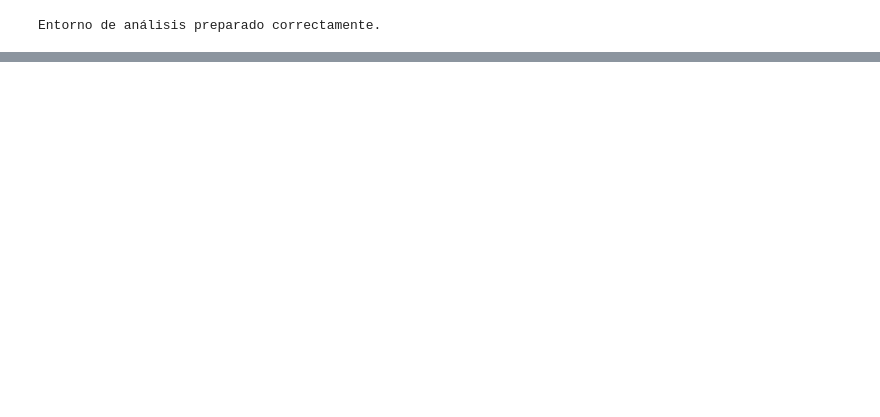
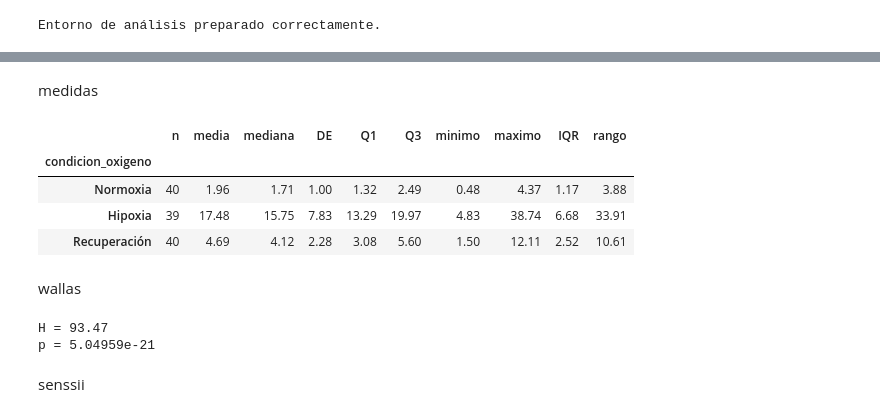
Before and after one commit to Antonyus1204/Proyecto_grupal_BIO218, a Jupyter notebook: Proyecto_grupal_BIO218.ipynb, the cells around one changed output, grey strips where cells are left out. Drawn from its saved outputs; the diff is of its cells as text; code cells hidden in the pictures; blank space fills up the shorter version.

```diff
--- a/Proyecto_grupal_BIO218.ipynb
+++ b/Proyecto_grupal_BIO218.ipynb
@@ -244,0 +287,21 @@ y regresión lineal simple, sin transformación logarítmica
+# %%
+# -------------------------------------------------------------
+# CELDA 9. ATÍPICOS POR GRUPO MEDIANTE IQR
+# -------------------------------------------------------------
+# Definimos una función reutilizable para detectar atípicos con la regla del IQR.
+# Visto en Taller EDA Semana 3 (CELDA 13) y Repaso Parcial 1 (CELDA 10).
+def detectar_outliers_iqr(serie):
+    q1 = serie.quantile(0.25)
+    q3 = serie.quantile(0.75)
+    iqr = q3 - q1
+    limite_inferior = q1 - 1.5 * iqr
+    limite_superior = q3 + 1.5 * iqr
+    mascara = (serie < limite_inferior) | (serie > limite_superior)
+    return mascara, q1, q3, iqr, limite_inferior, limite_superior
+
+# Aplicamos la función a cada condición de oxígeno, igual que lo hace el boxplot.
+for grupo in df_limpio["condicion_oxigeno"].unique():
+    x = df_limpio.loc[df_limpio["condicion_oxigeno"] == grupo, "expresion_relativa"]
+    mascara, q1, q3, iqr, li, ls = detectar_outliers_iqr(x)
+    print(f"{grupo}: Q1={q1:.2f}, Q3={q3:.2f}, límites=({li:.2f}, {ls:.2f}), atípicos={mascara.sum()}")
+    display(df_limpio.loc[x[mascara].index, ["id_muestra", "expresion_relativa"]])
@@ -244,0 +412,50 @@ y regresión lineal simple, sin transformación logarítmica
+# %% [markdown]
+medidas
+# %%
+# -------------------------------------------------------------
+# CELDA 13. MEDIDAS DESCRIPTIVAS POR GRUPO
+# -------------------------------------------------------------
+# Fijamos el orden de los grupos para presentar siempre Normoxia (control) primero.
+orden = ["Normoxia", "Hipoxia", "Recuperación"]
+
+# Calculamos las medidas descriptivas por grupo (adaptado de Repaso Parcial 1, CELDA 11, usando groupby).
+resumen = df_limpio.groupby("condicion_oxigeno")["expresion_relativa"].agg(
+    n="count", media="mean", mediana="median", DE="std",
+    Q1=lambda s: s.quantile(0.25), Q3=lambda s: s.quantile(0.75),
+    minimo="min", maximo="max"
+).reindex(orden)
+
+# Calculamos el IQR y el rango a partir de las columnas anteriores.
+resumen["IQR"] = resumen["Q3"] - resumen["Q1"]
+resumen["rango"] = resumen["maximo"] - resumen["minimo"]
+
+# Mostramos la tabla con 2 decimales.
+display(resumen.round(2))
+# %% [output]
+|  | n | media | mediana | DE | Q1 | Q3 | minimo | maximo | IQR | rango |
+| condicion_oxigeno |  |  |  |  |  |  |  |  |  |  |
+| Normoxia | 40 | 1.96 | 1.71 | 1.00 | 1.32 | 2.49 | 0.48 | 4.37 | 1.17 | 3.88 |
+| Hipoxia | 39 | 17.48 | 15.75 | 7.83 | 13.29 | 19.97 | 4.83 | 38.74 | 6.68 | 33.91 |
+| Recuperación | 40 | 4.69 | 4.12 | 2.28 | 3.08 | 5.60 | 1.50 | 12.11 | 2.52 | 10.61 |
+# %% [markdown]
+wallas
+# %%
+# -------------------------------------------------------------
+# CELDA 14. KRUSKAL-WALLIS
+# -------------------------------------------------------------
+# Extraemos la expresión relativa de cada grupo (datos originales).
+e_normoxia = df_limpio.loc[df_limpio["condicion_oxigeno"] == "Normoxia", "expresion_relativa"]
+e_hipoxia = df_limpio.loc[df_limpio["condicion_oxigeno"] == "Hipoxia", "expresion_relativa"]
+e_recuperacion = df_limpio.loc[df_limpio["condicion_oxigeno"] == "Recuperación", "expresion_relativa"]
+
+# Ejecutamos la prueba global (visto en Repaso Parcial 1, CELDA 28 y Taller 3, CELDA 27).
+H, p_kw = stats.kruskal(e_normoxia, e_hipoxia, e_recuperacion)
+
+# Mostramos el estadístico H y el p-valor.
+print("H =", round(H, 4))
+print("p =", format(p_kw, ".6g"))
+# %% [output]
+H = 93.47
+p = 5.04959e-21
+# %% [markdown]
+senssii
```
Also changed, not shown: parts of 51 cells of this notebook.
